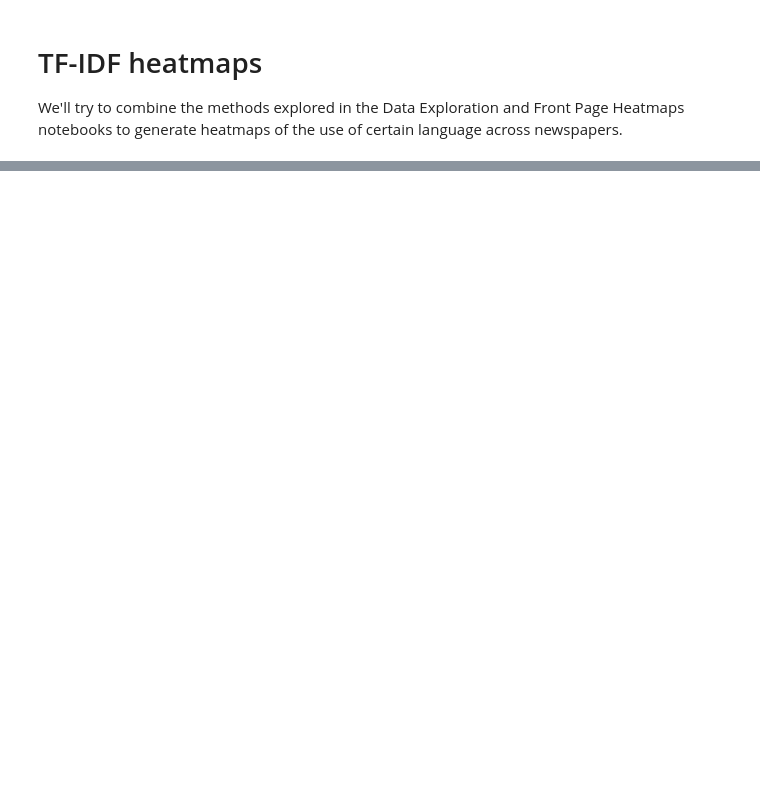
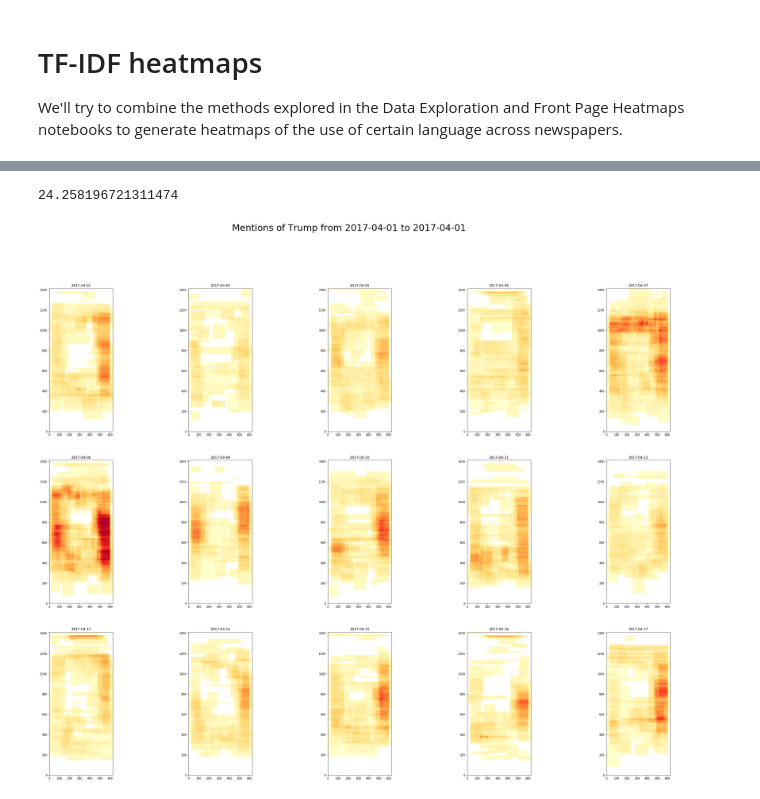
Before and after one commit to samzhang111/frontpages, a Jupyter notebook: analysis/tfidf_heatmaps.ipynb, the cells around one changed output, grey strips where cells are left out. Cells and saved outputs as stored; diff of their text form; code cells hidden in the pictures; blank space fills up the shorter version.

```diff
--- a/analysis/tfidf_heatmaps.ipynb
+++ b/analysis/tfidf_heatmaps.ipynb
@@ -19,0 +116,5 @@ TypeError: 'numpy.float64' object cannot be interpreted as an integer
+# %%
+plot_mentions_of_query('Trump', df)
+# %% [output]
+24.258196721311474
+[figure, added]
```
Also changed, not shown: parts of 10 cells of this notebook, 3 other files.
